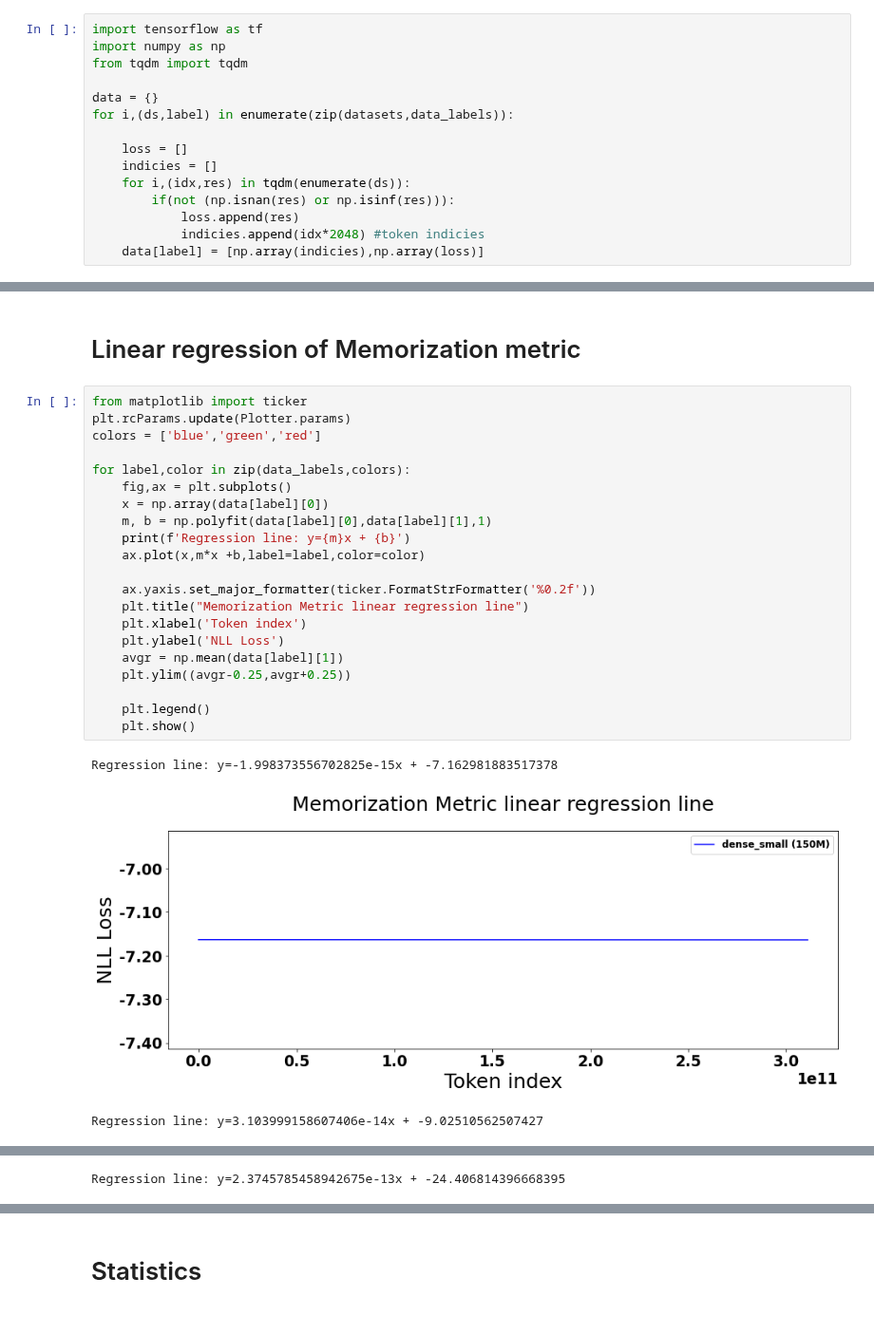
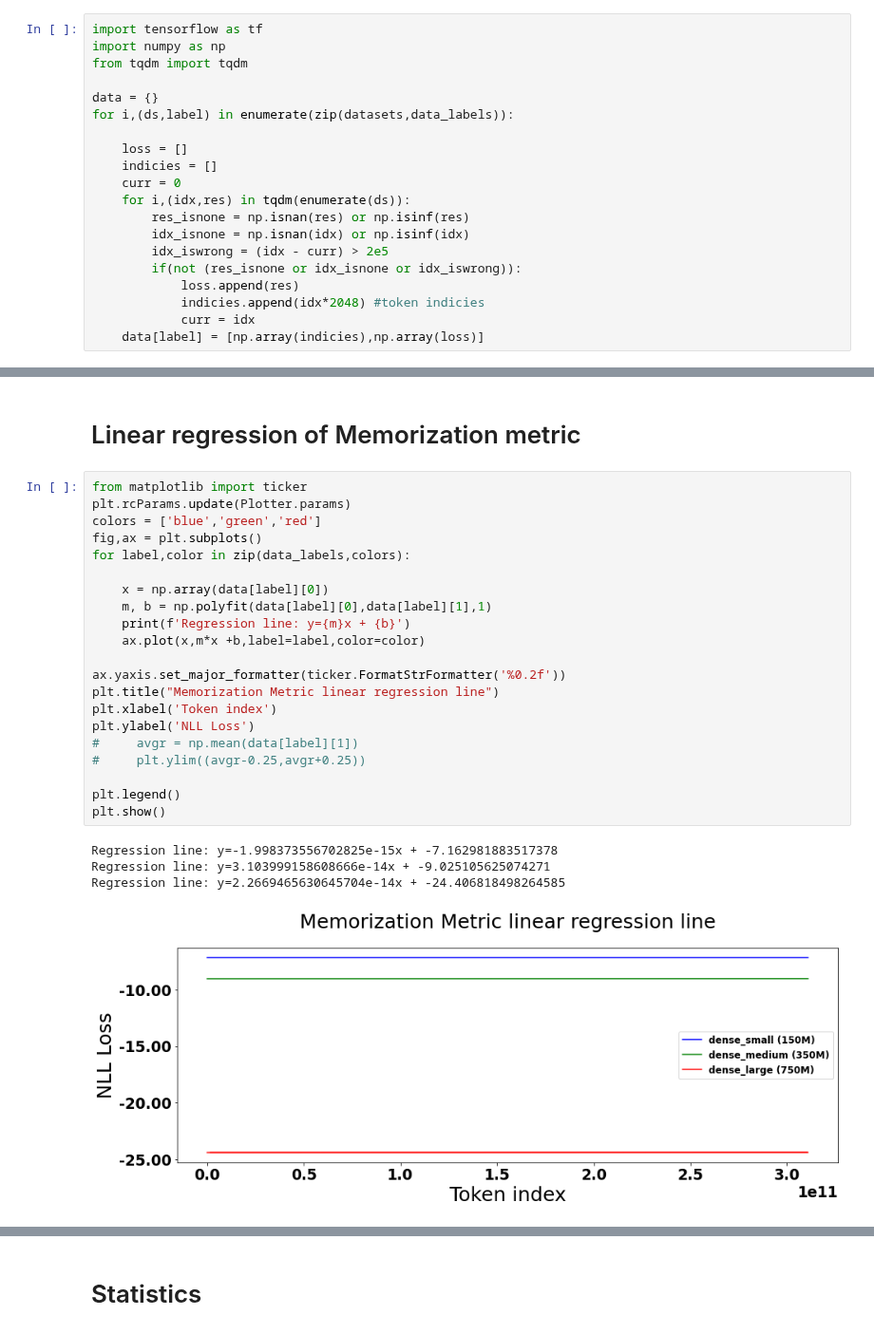
Before and after one commit to EleutherAI/gpt-neox, a Jupyter notebook: eda.ipynb, the cells around one changed output, grey strips where cells are left out. Shown at 95% size. Cells and saved outputs as stored; diff of their text form.

Commit message:
fixing data loading errors

```diff
--- a/eda.ipynb
+++ b/eda.ipynb
@@ -24,10 +24,15 @@ for i,(ds,label) in enumerate(zip(datasets,data_labels)):
 
     loss = []
     indicies = []
+    curr = 0
     for i,(idx,res) in tqdm(enumerate(ds)):
-        if(not (np.isnan(res) or np.isinf(res))):
+        res_isnone = np.isnan(res) or np.isinf(res)
+        idx_isnone = np.isnan(idx) or np.isinf(idx)
+        idx_iswrong = (idx - curr) > 2e5
+        if(not (res_isnone or idx_isnone or idx_iswrong)):
             loss.append(res)
             indicies.append(idx*2048) #token indicies
+            curr = idx
     data[label] = [np.array(indicies),np.array(loss)]
 # %% [markdown]
 # Memorization Metric plots
@@ -211,25 +214,26 @@ for label,color in zip(data_labels,colors):
 # %%
 from matplotlib import ticker
 plt.rcParams.update(Plotter.params)
 colors = ['blue','green','red']
+fig,ax = plt.subplots()
+for label,color in zip(data_labels,colors):
 
-for label,color in zip(data_labels,colors):
-    fig,ax = plt.subplots()
     x = np.array(data[label][0])
     m, b = np.polyfit(data[label][0],data[label][1],1)
     print(f'Regression line: y={m}x + {b}')
     ax.plot(x,m*x +b,label=label,color=color)
 
-    ax.yaxis.set_major_formatter(ticker.FormatStrFormatter('%0.2f'))
-    plt.title("Memorization Metric linear regression line")
-    plt.xlabel('Token index')
-    plt.ylabel('NLL Loss')
-    avgr = np.mean(data[label][1])
-    plt.ylim((avgr-0.25,avgr+0.25))
+ax.yaxis.set_major_formatter(ticker.FormatStrFormatter('%0.2f'))
+plt.title("Memorization Metric linear regression line")
+plt.xlabel('Token index')
+plt.ylabel('NLL Loss')
+#     avgr = np.mean(data[label][1])
+#     plt.ylim((avgr-0.25,avgr+0.25))
 
-    plt.legend()
-    plt.show()
+plt.legend()
+plt.show()
 # %% [output]
 Regression line: y=-1.998373556702825e-15x + -7.162981883517378
+Regression line: y=3.103999158608666e-14x + -9.025105625074271
+Regression line: y=2.2669465630645704e-14x + -24.406818498264585
-[figure, old version]
+[figure, new version]
-Regression line: y=3.103999158607406e-14x + -9.02510562507427
@@ -237 +239,0 @@ Regression line: y=3.103999158607406e-14x + -9.02510562507427
-Regression line: y=2.3745785458942675e-13x + -24.406814396668395
```
Also changed, not shown: parts of 5 cells of this notebook.
